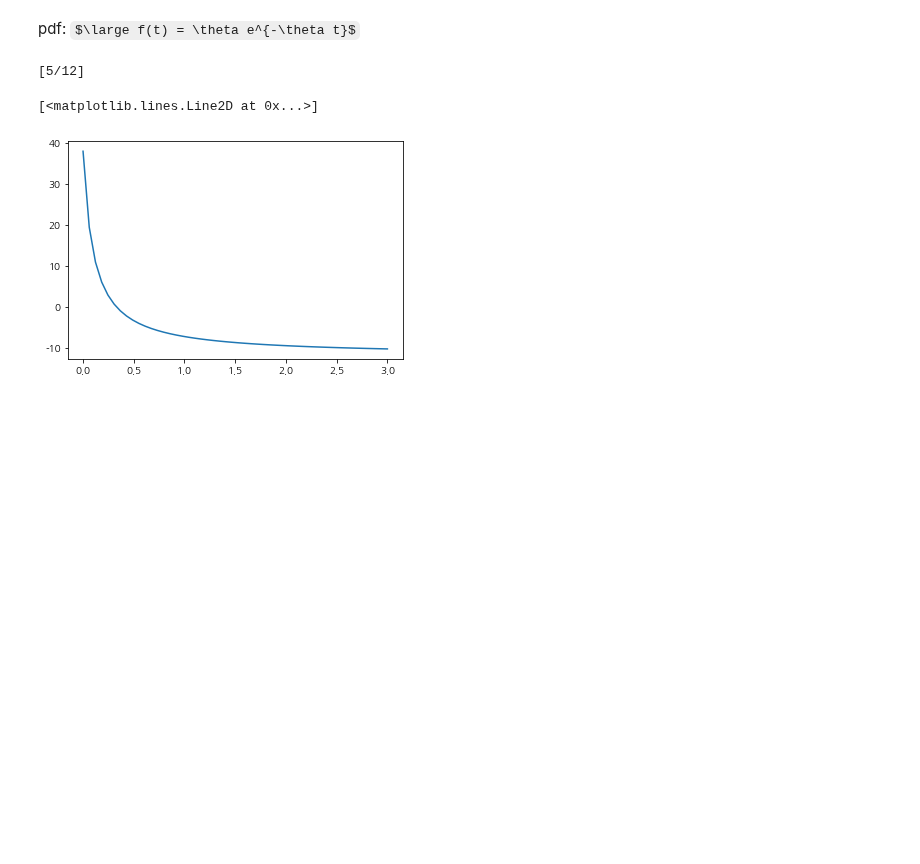
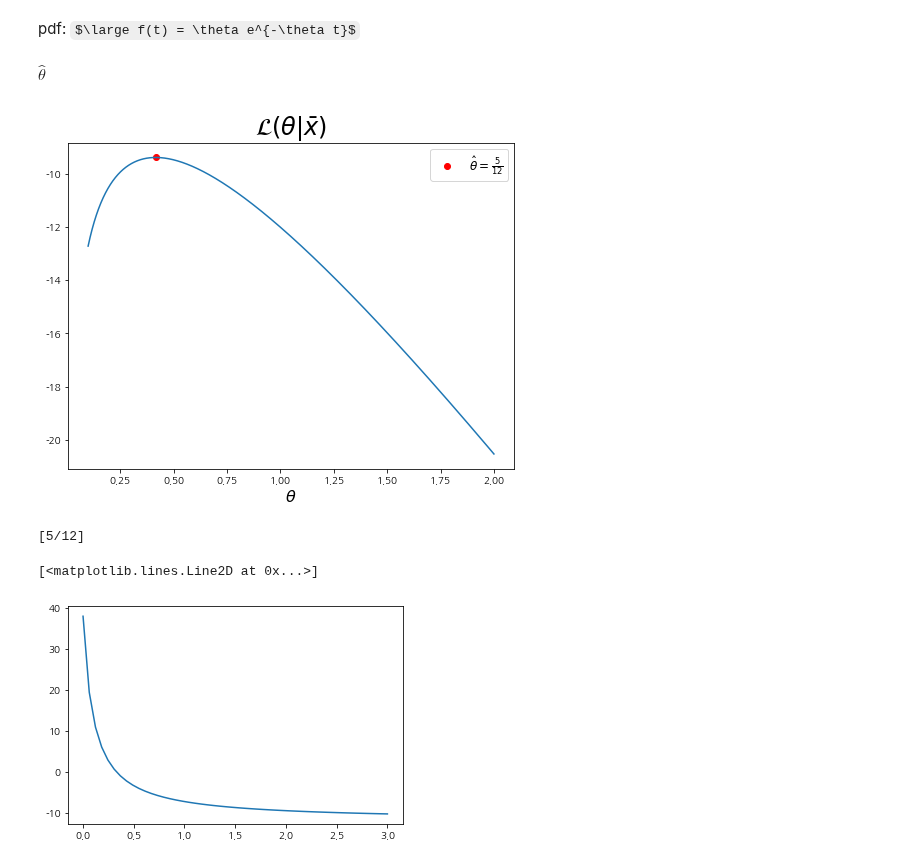
Before and after one commit to ywkim92/Paper-implementation, a Jupyter notebook: MLE.ipynb, the cells around one changed output. Drawn from its saved outputs; the diff is of its cells as text; code cells hidden in the pictures; some formulas as TeX source; blank space fills up the shorter version.

Commit message:
test: Add plot

```diff
--- a/MLE.ipynb
+++ b/MLE.ipynb
@@ -23,6 +23,24 @@ def llf(x0, f, samples):
 x = symbols('x')
 # %%
 y = llf(x, func, [3,3,3,1,2])
+# %%
+from sympy import lambdify
+ff  = lambdify(x, y, 'numpy')
+# %%
+xx = np.linspace(0.1, 2, 10000)
+yy = ff(xx)
+# %% [markdown]
+$\hat{\theta}$
+# %%
+fig, ax = plt.subplots(1,1,figsize=(8,6))
+ax.plot(xx, yy)
+ax.scatter(mle, ff(mle), color='r', label = r'$\hat{\theta}=\frac{5}{12}$')
+plt.title(r'$\mathcal{L}( \theta | \bar{x})$', fontsize=24)
+plt.xlabel(r'$\theta$', fontsize=16)
+plt.legend(fontsize=12)
+plt.show()
+# %% [output]
+[figure, added]
 # %%
 solve(y.diff(x, 1), x)
 # %% [output]
```
